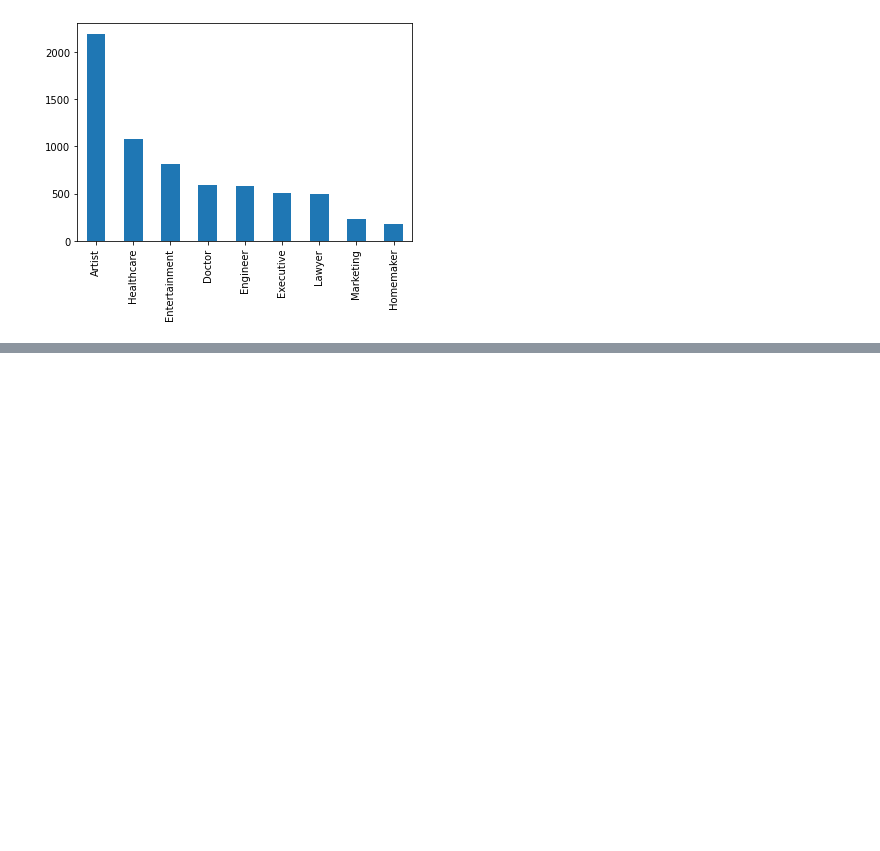
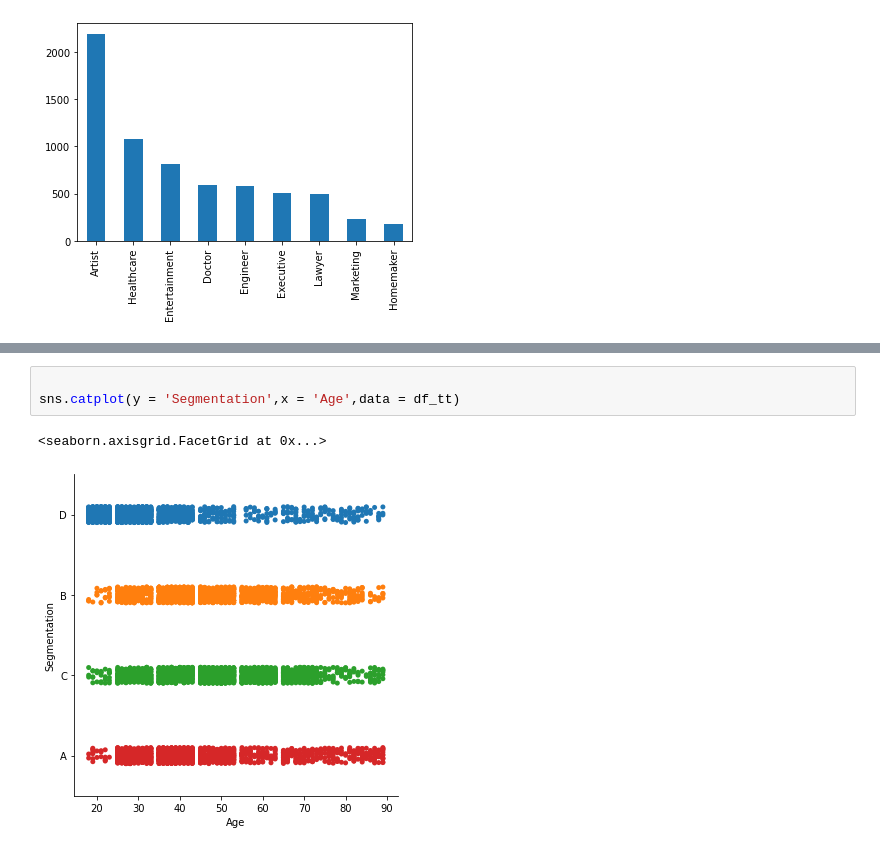
Before and after one commit to willakuffo/ML_finalproject, a Jupyter notebook: customer_Segmentation.ipynb, the cells around one changed output, grey strips where cells are left out. Saved outputs shown, nothing was run; the diff lists cells and outputs as text; blank space fills up the shorter version.

```diff
--- a/customer_Segmentation.ipynb
+++ b/customer_Segmentation.ipynb
@@ -198,0 +253,6 @@ sns.kdeplot(df_tt['Age'],label = 'age')
+# %%
+
+sns.catplot(y = 'Segmentation',x = 'Age',data = df_tt)
+# %% [output]
+<seaborn.axisgrid.FacetGrid at 0x...>
+[figure, added]
```
Also changed, not shown: parts of 144 cells of this notebook.
